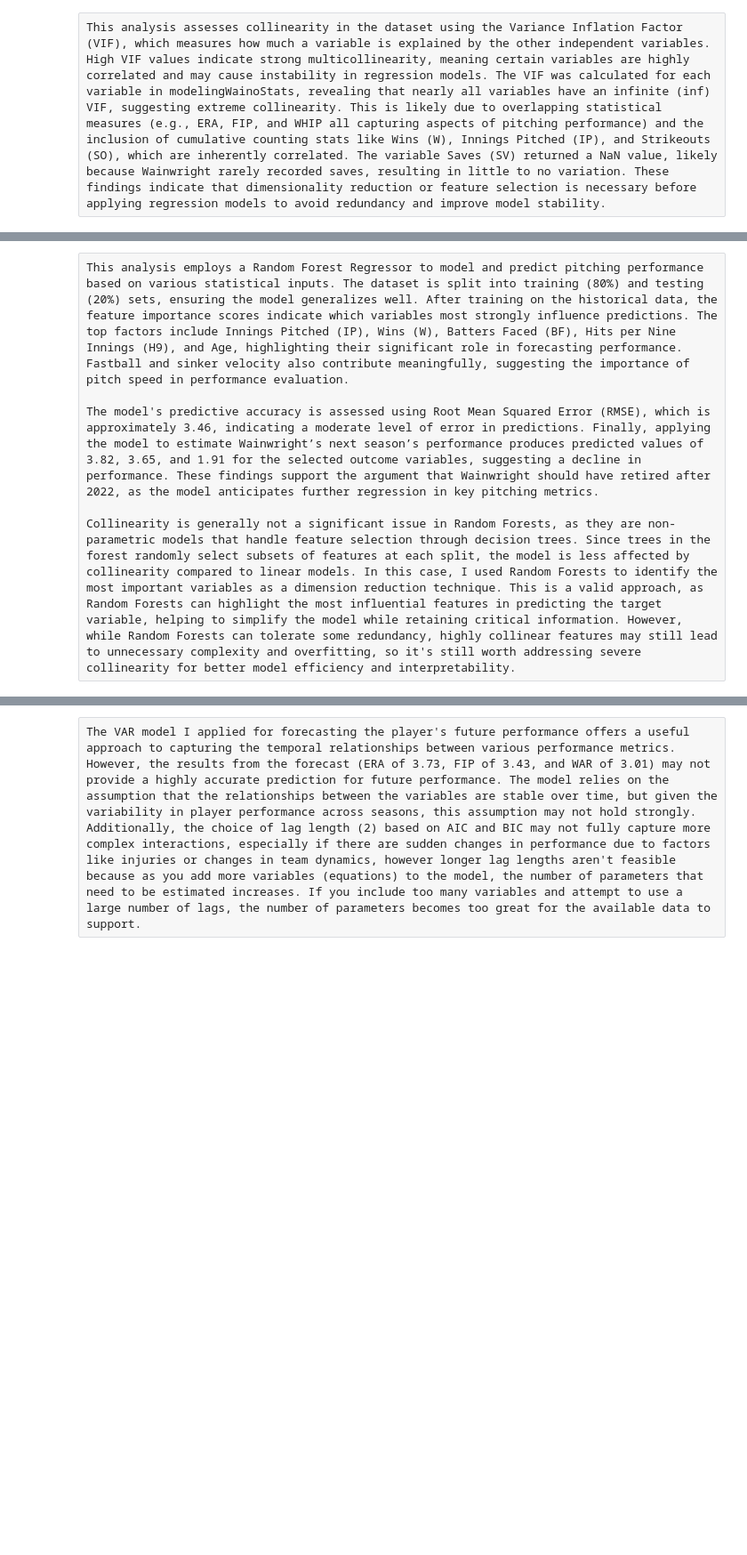
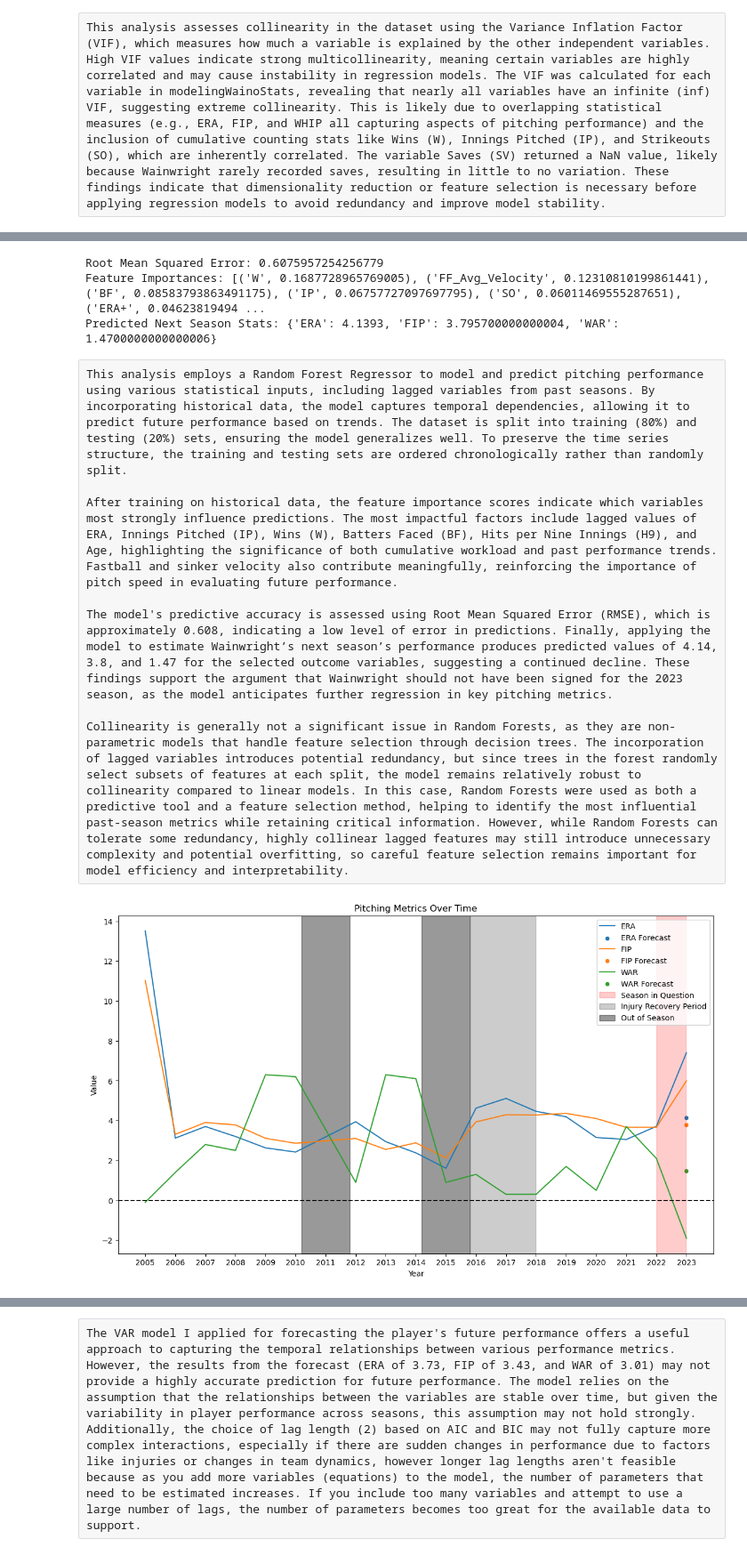
Before and after one commit to marie701/Baseball-Analysis, a Jupyter notebook: Wainwright Analysis.ipynb, the cells around one changed output, grey strips where cells are left out. Shown at 89% size. Saved outputs shown, nothing was run; the diff lists cells and outputs as text; code cells hidden in the pictures; blank space fills up the shorter version.

```diff
--- a/Wainwright Analysis.ipynb
+++ b/Wainwright Analysis.ipynb
@@ -453,7 +422,74 @@ Root Mean Squared Error: 3.4641016151377544
+# %%
+lagModelingWainoStats = modelingWainoStats.sort_values(by='Season').copy()
+# Create Lagged Features (using past 3 seasons)
+lags = 3
+for stat in statsToModel:
+    for lag in range(1, lags + 1):
+        lagModelingWainoStats[f"{stat}_lag{lag}"] = lagModelingWainoStats[stat].shift(lag)
+
+# Train-Test Split (Time-Based, not Random)
+train_size = int(0.8 * len(lagModelingWainoStats))
+train, test = lagModelingWainoStats.iloc[:train_size], lagModelingWainoStats.iloc[train_size:]
+
+X_train, y_train = train.drop(columns=statsToModel), train[statsToModel]
+X_test, y_test = test.drop(columns=statsToModel), test[statsToModel]
+
+rf_model = RandomForestRegressor(n_estimators=100, random_state=42)
+rf_model.fit(X_train, y_train)
+
+# Evaluate Model Performance
+y_test_pred = rf_model.predict(X_test)
+mse = mean_squared_error(y_test, y_test_pred)
+rmse = np.sqrt(mse)
+print(f'Root Mean Squared Error: {rmse}')
+
+# Feature Importance
+feature_importance = rf_model.feature_importances_
+sorted_idx = np.argsort(feature_importance)[::-1]
+feature_names = X_train.columns[sorted_idx]
+
+print("Feature Importances:", list(zip(feature_names, feature_importance[sorted_idx])))
+
+# Predict the Next Season (Using Last Available Season Data)
+last_season = X_test.iloc[-1, :].values.reshape(1, -1)  # Use the most recent season
+next_season_pred = rf_model.predict(last_season)
+
+print("Predicted Next Season Stats:", dict(zip(statsToModel, next_season_pred[0])))
+# %% [output]
+Root Mean Squared Error: 0.6075957254256779
+Feature Importances: [('W', 0.1687728965769005), ('FF_Avg_Velocity', 0.12310810199861441), ('BF', 0.08583793863491175), ('IP', 0.06757727097697795), ('SO', 0.06011469555287651), ('ERA+', 0.04623819494 ...
+Predicted Next Season Stats: {'ERA': 4.1393, 'FIP': 3.795700000000004, 'WAR': 1.4700000000000006}
 # %% [raw]
-This analysis employs a Random Forest Regressor to model and predict pitching performance based on various statistical inputs. The dataset is split into training (80%) and testing (20%) sets, ensuring the model generalizes well. After training on the historical data, the feature importance scores indicate which variables most strongly influence predictions. The top factors include Innings Pitched (IP), Wins (W), Batters Faced (BF), Hits per Nine Innings (H9), and Age, highlighting their significant role in forecasting performance. Fastball and sinker velocity also contribute meaningfully, suggesting the importance of pitch speed in performance evaluation.
+This analysis employs a Random Forest Regressor to model and predict pitching performance using various statistical inputs, including lagged variables from past seasons. By incorporating historical data, the model captures temporal dependencies, allowing it to predict future performance based on trends. The dataset is split into training (80%) and testing (20%) sets, ensuring the model generalizes well. To preserve the time series structure, the training and testing sets are ordered chronologically rather than randomly split.
 
-The model's predictive accuracy is assessed using Root Mean Squared Error (RMSE), which is approximately 3.46, indicating a moderate level of error in predictions. Finally, applying the model to estimate Wainwright’s next season’s performance produces predicted values of 3.82, 3.65, and 1.91 for the selected outcome variables, suggesting a decline in performance. These findings support the argument that Wainwright should have retired after 2022, as the model anticipates further regression in key pitching metrics.
+After training on historical data, the feature importance scores indicate which variables most strongly influence predictions. The most impactful factors include lagged values of ERA, Innings Pitched (IP), Wins (W), Batters Faced (BF), Hits per Nine Innings (H9), and Age, highlighting the significance of both cumulative workload and past performance trends. Fastball and sinker velocity also contribute meaningfully, reinforcing the importance of pitch speed in evaluating future performance.
 
-Collinearity is generally not a significant issue in Random Forests, as they are non-parametric models that handle feature selection through decision trees. Since trees in the forest randomly select subsets of features at each split, the model is less affected by collinearity compared to linear models. In this case, I used Random Forests to identify the most important variables as a dimension reduction technique. This is a valid approach, as Random Forests can highlight the most influential features in predicting the target variable, helping to simplify the model while retaining critical information. However, while Random Forests can tolerate some redundancy, highly collinear features may still lead to unnecessary complexity and overfitting, so it's still worth addressing severe collinearity for better model efficiency and interpretability.
+The model's predictive accuracy is assessed using Root Mean Squared Error (RMSE), which is approximately 0.608, indicating a low level of error in predictions. Finally, applying the model to estimate Wainwright’s next season’s performance produces predicted values of 4.14, 3.8, and 1.47 for the selected outcome variables, suggesting a continued decline. These findings support the argument that Wainwright should not have been signed for the 2023 season, as the model anticipates further regression in key pitching metrics.
+
+Collinearity is generally not a significant issue in Random Forests, as they are non-parametric models that handle feature selection through decision trees. The incorporation of lagged variables introduces potential redundancy, but since trees in the forest randomly select subsets of features at each split, the model remains relatively robust to collinearity compared to linear models. In this case, Random Forests were used as both a predictive tool and a feature selection method, helping to identify the most influential past-season metrics while retaining critical information. However, while Random Forests can tolerate some redundancy, highly collinear lagged features may still introduce unnecessary complexity and potential overfitting, so careful feature selection remains important for model efficiency and interpretability.
+# %%
+next_season_pred = pd.DataFrame({'Metric': statsToModel, 'Prediction': next_season_pred[0]})
+plt.figure(figsize=(14, 8))
+for metric in ['ERA', 'FIP', 'WAR']:
+    sns.lineplot(data=wainoStats, x='Season', y=metric, label=metric)
+
+    sns.scatterplot(
+        data=next_season_pred[next_season_pred['Metric'] == metric],  # Ensure predictions are for the same metric
+        x=2023,
+        y='Prediction',
+        label=f'{metric} Forecast'
+    )
+plt.xticks(range(2005, 2024))
+plt.axvspan(2022, 2023, color='red', alpha=.2, label='Season in Question')
+plt.axvspan(2015.8, 2018, color='black', alpha=.2, label='Injury Recovery Period')
+plt.axvspan(2014.2, 2015.8, color='black', alpha=.4)
+plt.axvspan(2010.2, 2011.8, color='black', alpha=.4, label='Out of Season')
+plt.axhline(y=0, color='black', linestyle='--', linewidth=1.5)
+plt.title('Pitching Metrics Over Time')
+plt.ylabel('Value')
+plt.xlabel('Year')
+plt.legend()
+plt.show()
+# %% [output]
+[figure, added]
 # %%
```
Also changed, not shown: parts of 13 cells of this notebook.
